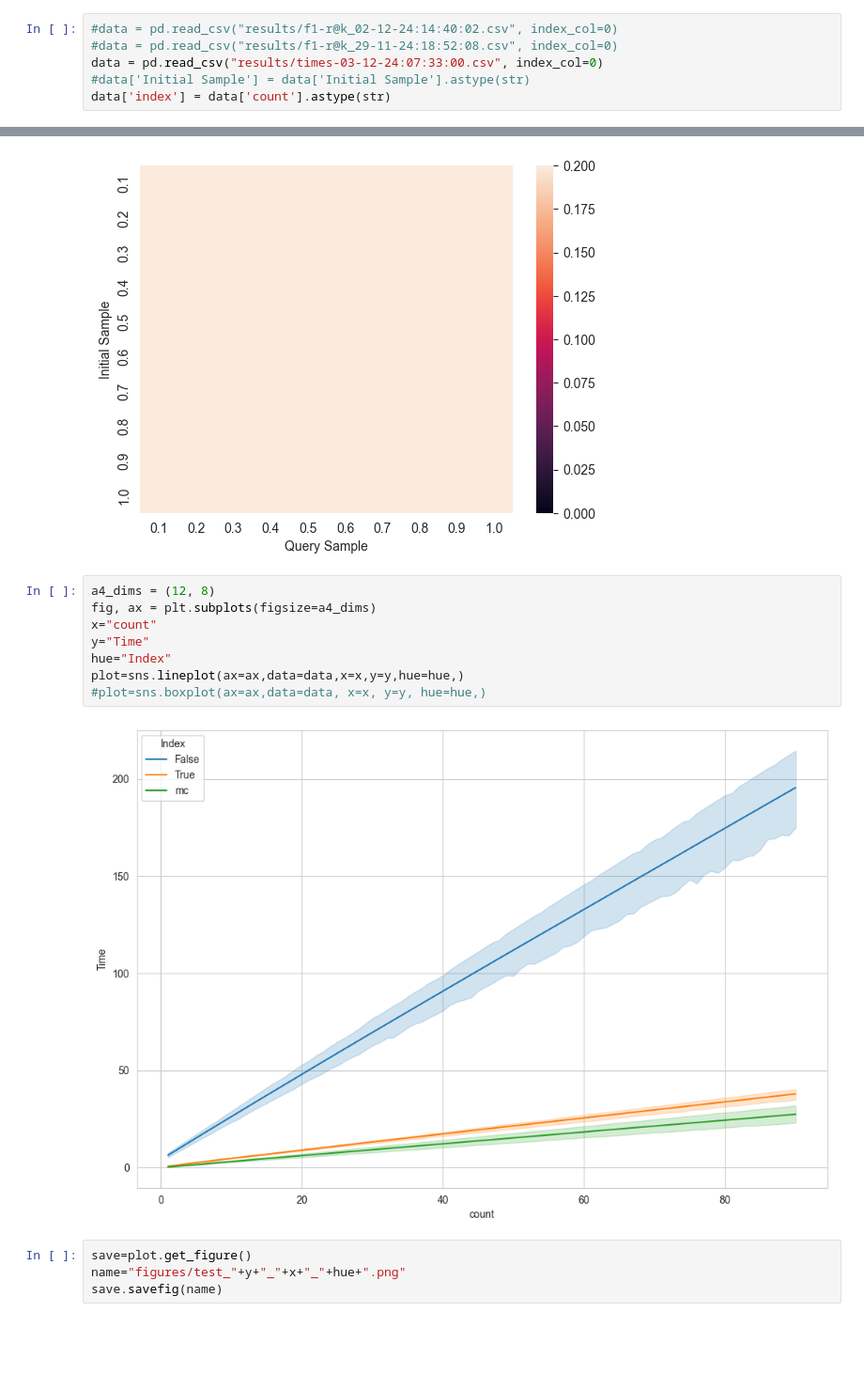
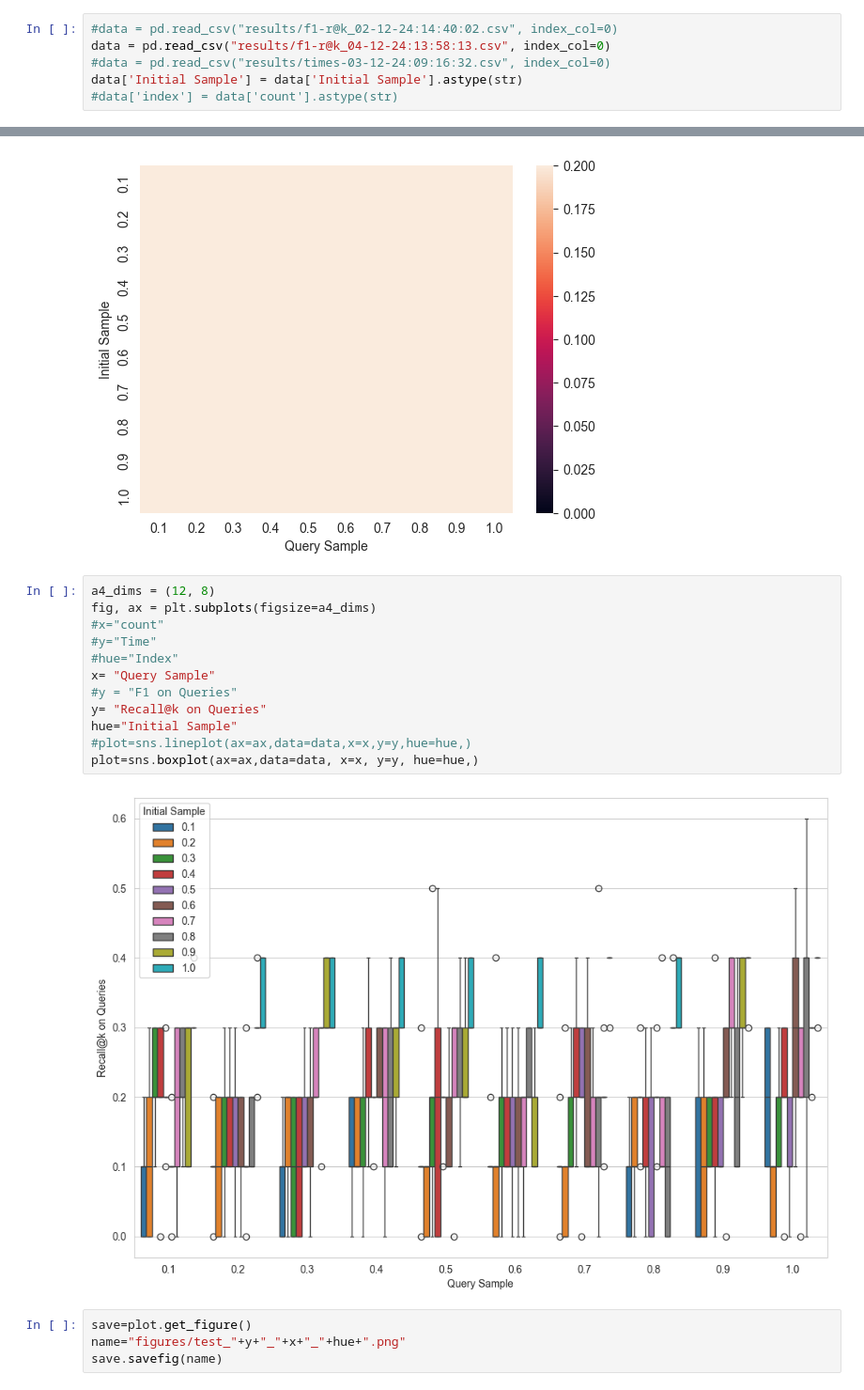
Before and after one commit to patrickmarcel/rankInsightGeneration, a Jupyter notebook: visu-results.ipynb, the cells around one changed output, grey strips where cells are left out. Shown at 94% size. Drawn from its saved outputs; the diff is of its cells as text; blank space fills up the shorter version.

```diff
--- a/visu-results.ipynb
+++ b/visu-results.ipynb
@@ -6,10 +6,10 @@ import seaborn as sns
 from matplotlib import pyplot as plt
 # %%
 #data = pd.read_csv("results/f1-r@k_02-12-24:14:40:02.csv", index_col=0)
-#data = pd.read_csv("results/f1-r@k_29-11-24:18:52:08.csv", index_col=0)
-data = pd.read_csv("results/times-03-12-24:07:33:00.csv", index_col=0)
-#data['Initial Sample'] = data['Initial Sample'].astype(str)
-data['index'] = data['count'].astype(str)
+data = pd.read_csv("results/f1-r@k_04-12-24:13:58:13.csv", index_col=0)
+#data = pd.read_csv("results/times-03-12-24:09:16:32.csv", index_col=0)
+data['Initial Sample'] = data['Initial Sample'].astype(str)
+#data['index'] = data['count'].astype(str)
 # %%
 data.head()
 # %% [output]
@@ -44,13 +44,17 @@ sns.heatmap(pivot, vmin=0, vmax=0.2)
 # %%
 a4_dims = (12, 8)
 fig, ax = plt.subplots(figsize=a4_dims)
-x="count"
-y="Time"
-hue="Index"
-plot=sns.lineplot(ax=ax,data=data,x=x,y=y,hue=hue,)
-#plot=sns.boxplot(ax=ax,data=data, x=x, y=y, hue=hue,)
+#x="count"
+#y="Time"
+#hue="Index"
+x= "Query Sample"
+#y = "F1 on Queries"
+y= "Recall@k on Queries"
+hue="Initial Sample"
+#plot=sns.lineplot(ax=ax,data=data,x=x,y=y,hue=hue,)
+plot=sns.boxplot(ax=ax,data=data, x=x, y=y, hue=hue,)
 # %% [output]
-[figure, old version]
+[figure, new version]
 # %%
 save=plot.get_figure()
 name="figures/test_"+y+"_"+x+"_"+hue+".png"
```
Also changed, not shown: parts of 1 cell of this notebook, 3 other files.
